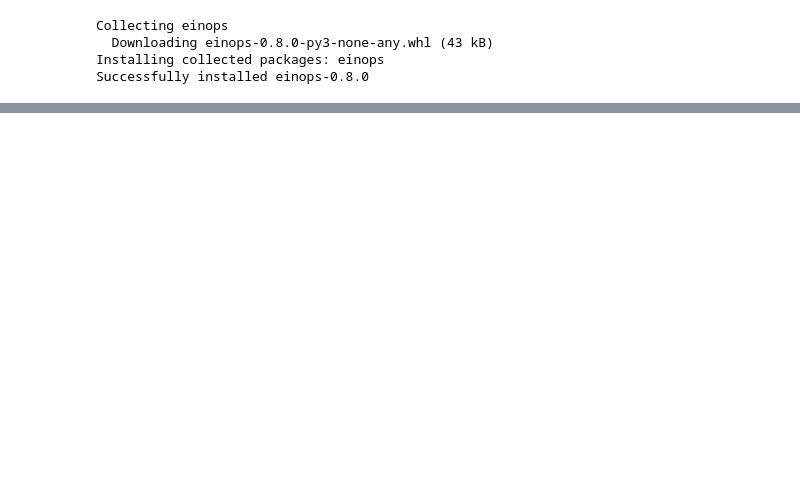
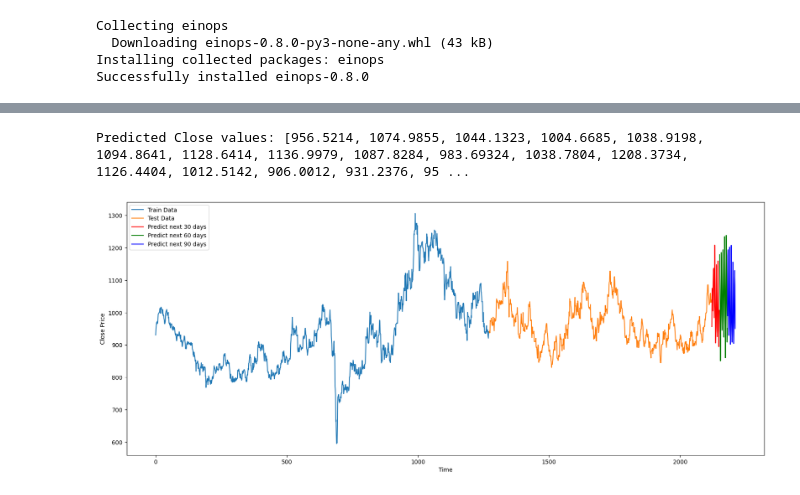
Before and after one commit to ThanhLinh023/Real-timeseriesDataForecast, a Jupyter notebook: Model/Autoformer/Autoformer_Platinum_64.ipynb, the cells around one changed output, grey strips where cells are left out. Drawn from its saved outputs; the diff is of its cells as text; code cells hidden in the pictures; blank space fills up the shorter version.

```diff
--- a/Model/Autoformer/Autoformer_Platinum_64.ipynb
+++ b/Model/Autoformer/Autoformer_Platinum_64.ipynb
@@ -18,3 +18,5 @@ import math
 import torch
 from torch.utils.data import DataLoader, Dataset
 from sklearn.preprocessing import StandardScaler
+import matplotlib.pyplot as plt
+plt.rcParams['figure.figsize'] = [20, 8]
@@ -478,0 +579,47 @@ Epoch 12/15:
+# %%
+columns = ['Open', 'Close', 'High', 'Low']
+
+# Initialize the array to store Close values
+pred_values = []
+
+# Generate the forecast with labels
+for X, X_stamp in forecast_dataloader:
+    pred_length = 90
+    pred = model.forecast(X, X_stamp, y_stamps=None, pred_length=pred_length)
+    pred = pred.detach().cpu().numpy()
+    pred = forecast_dataset.scale_fn.inverse_transform(pred[0])
+    # Print the predictions with column names
+    for i in range(pred_length):
+        for j, column in enumerate(columns):
+            value = pred[i, j]
+            if column == 'Close':
+                pred_values.append(value)
+# Now pred_values contains all the "Close" values from the predictions
+print("Predicted Close values:", pred_values)
+# %% [output]
+Predicted Close values: [956.5214, 1074.9855, 1044.1323, 1004.6685, 1038.9198, 1094.8641, 1128.6414, 1136.9979, 1087.8284, 983.69324, 1038.7804, 1208.3734, 1126.4404, 1012.5142, 906.0012, 931.2376, 95 ...
+# %%
+# Plot train, test value and next 30, 60, 90 next day
+np.append(test, pred_values[len(pred_values) - 1])
+
+train_index = np.arange(len(train))
+test_index = np.arange(len(train), len(train) + len(test))
+pred_index = np.arange(len(train) + len(test), len(train) + len(test) + len(pred_values))
+
+plt.plot(train_index, train, label='Train Data')
+plt.plot(test_index, test, label='Test Data')
+split = len(pred_values) // 3
+colors = ['r', 'g', 'b']
+labels = ['Predict next 30 days', 'Predict next 60 days', 'Predict next 90 days']
+
+for i in range(3):
+    start = i * split
+    end = (i + 1) * split if i < 2 else len(pred_values)
+    plt.plot(pred_index[start:end], pred_values[start:end], color=colors[i], label=labels[i])
+
+plt.xlabel('Time')
+plt.ylabel('Close Price')
+plt.legend()
+plt.show()
+# %% [output]
+[figure, added]
```
Also changed, not shown: parts of 10 cells of this notebook, 45 other files.
